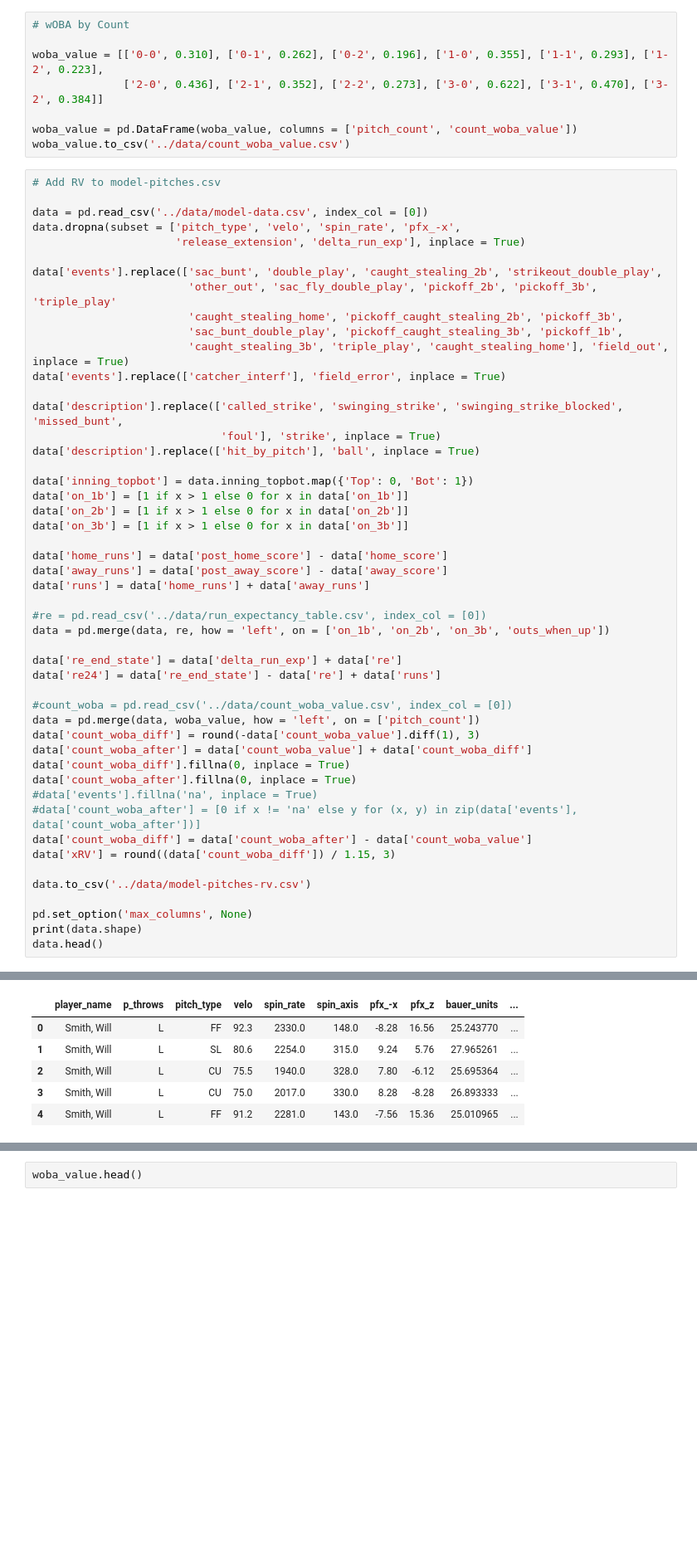
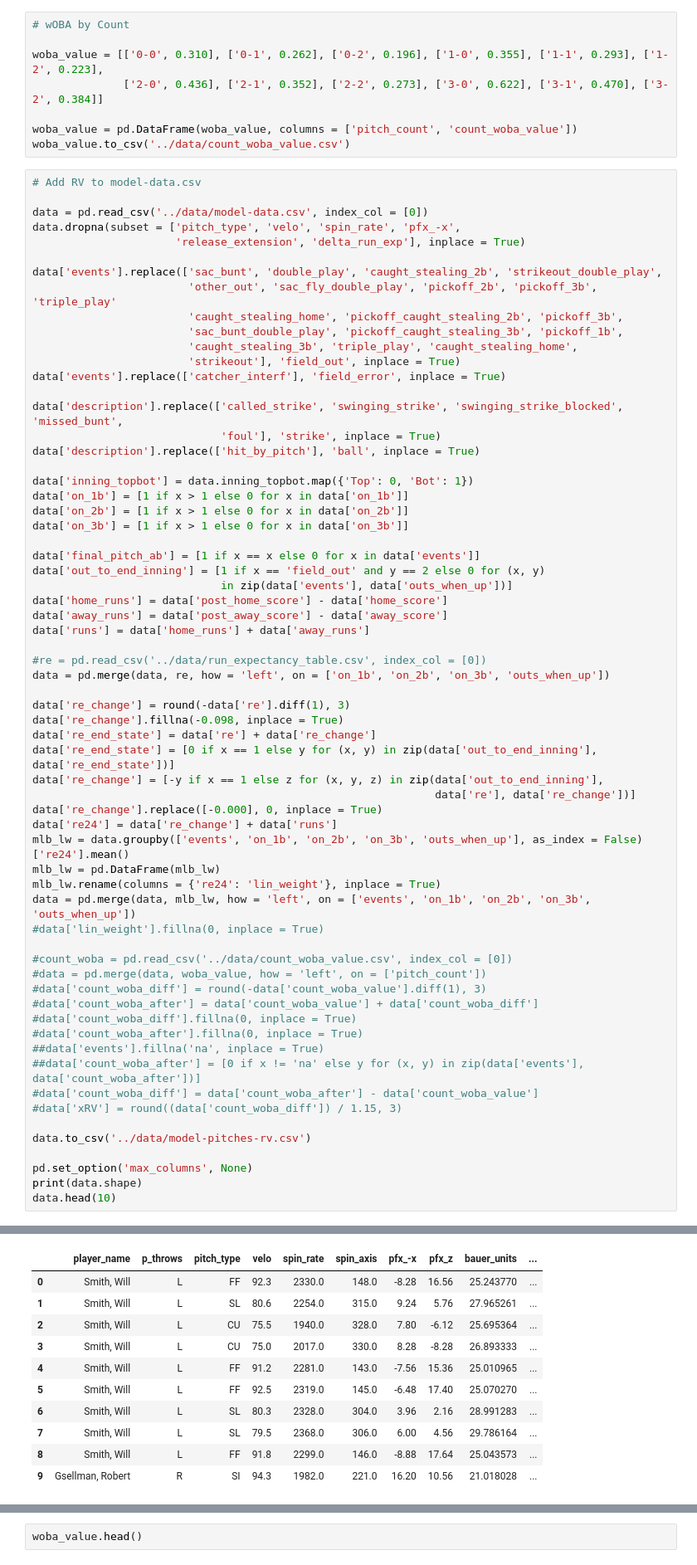
Before and after one commit to anthonyzurke/pitch-model, a Jupyter notebook: notebooks/model-data.ipynb, the cells around one changed output, grey strips where cells are left out. Shown: that part at 83% size. Saved outputs shown, nothing was run; the diff lists cells and outputs as text; blank space fills up the shorter version.

```diff
--- a/notebooks/model-data.ipynb
+++ b/notebooks/model-data.ipynb
@@ -52,7 +52,7 @@ woba_value = [['0-0', 0.310], ['0-1', 0.262], ['0-2', 0.196], ['1-0', 0.355], ['
 woba_value = pd.DataFrame(woba_value, columns = ['pitch_count', 'count_woba_value'])
 woba_value.to_csv('../data/count_woba_value.csv')
 # %%
-# Add RV to model-pitches.csv
+# Add RV to model-data.csv
 
 data = pd.read_csv('../data/model-data.csv', index_col = [0])
 data.dropna(subset = ['pitch_type', 'velo', 'spin_rate', 'pfx_-x',
@@ -62,7 +62,8 @@ data['events'].replace(['sac_bunt', 'double_play', 'caught_stealing_2b', 'strike
                         'other_out', 'sac_fly_double_play', 'pickoff_2b', 'pickoff_3b', 'triple_play'
                         'caught_stealing_home', 'pickoff_caught_stealing_2b', 'pickoff_3b',
                         'sac_bunt_double_play', 'pickoff_caught_stealing_3b', 'pickoff_1b',
-                        'caught_stealing_3b', 'triple_play', 'caught_stealing_home'], 'field_out', inplace = True)
+                        'caught_stealing_3b', 'triple_play', 'caught_stealing_home',
+                        'strikeout'], 'field_out', inplace = True)
 data['events'].replace(['catcher_interf'], 'field_error', inplace = True)
 
 data['description'].replace(['called_strike', 'swinging_strike', 'swinging_strike_blocked', 'missed_bunt',
@@ -70,42 +71,61 @@ data['description'].replace(['called_strike', 'swinging_strike', 'swinging_strik
 data['description'].replace(['hit_by_pitch'], 'ball', inplace = True)
 
 data['inning_topbot'] = data.inning_topbot.map({'Top': 0, 'Bot': 1})
 data['on_1b'] = [1 if x > 1 else 0 for x in data['on_1b']]
 data['on_2b'] = [1 if x > 1 else 0 for x in data['on_2b']]
 data['on_3b'] = [1 if x > 1 else 0 for x in data['on_3b']]
 
+data['final_pitch_ab'] = [1 if x == x else 0 for x in data['events']]
+data['out_to_end_inning'] = [1 if x == 'field_out' and y == 2 else 0 for (x, y)
+                             in zip(data['events'], data['outs_when_up'])]
 data['home_runs'] = data['post_home_score'] - data['home_score']
 data['away_runs'] = data['post_away_score'] - data['away_score']
 data['runs'] = data['home_runs'] + data['away_runs']
 
 #re = pd.read_csv('../data/run_expectancy_table.csv', index_col = [0])
 data = pd.merge(data, re, how = 'left', on = ['on_1b', 'on_2b', 'on_3b', 'outs_when_up'])
 
-data['re_end_state'] = data['delta_run_exp'] + data['re']
-data['re24'] = data['re_end_state'] - data['re'] + data['runs']
+data['re_change'] = round(-data['re'].diff(1), 3)
+data['re_change'].fillna(-0.098, inplace = True)
+data['re_end_state'] = data['re'] + data['re_change']
+data['re_end_state'] = [0 if x == 1 else y for (x, y) in zip(data['out_to_end_inning'], data['re_end_state'])]
+data['re_change'] = [-y if x == 1 else z for (x, y, z) in zip(data['out_to_end_inning'],
+                                                              data['re'], data['re_change'])]
+data['re_change'].replace([-0.000], 0, inplace = True)
+data['re24'] = data['re_change'] + data['runs']
+mlb_lw = data.groupby(['events', 'on_1b', 'on_2b', 'on_3b', 'outs_when_up'], as_index = False)['re24'].mean()
+mlb_lw = pd.DataFrame(mlb_lw)
+mlb_lw.rename(columns = {'re24': 'lin_weight'}, inplace = True)
+data = pd.merge(data, mlb_lw, how = 'left', on = ['events', 'on_1b', 'on_2b', 'on_3b', 'outs_when_up'])
+#data['lin_weight'].fillna(0, inplace = True)
 
 #count_woba = pd.read_csv('../data/count_woba_value.csv', index_col = [0])
-data = pd.merge(data, woba_value, how = 'left', on = ['pitch_count'])
-data['count_woba_diff'] = round(-data['count_woba_value'].diff(1), 3)
-data['count_woba_after'] = data['count_woba_value'] + data['count_woba_diff']
-data['count_woba_diff'].fillna(0, inplace = True)
-data['count_woba_after'].fillna(0, inplace = True)
-#data['events'].fillna('na', inplace = True)
-#data['count_woba_after'] = [0 if x != 'na' else y for (x, y) in zip(data['events'], data['count_woba_after'])]
-data['count_woba_diff'] = data['count_woba_after'] - data['count_woba_value']
-data['xRV'] = round((data['count_woba_diff']) / 1.15, 3)
+#data = pd.merge(data, woba_value, how = 'left', on = ['pitch_count'])
+#data['count_woba_diff'] = round(-data['count_woba_value'].diff(1), 3)
+#data['count_woba_after'] = data['count_woba_value'] + data['count_woba_diff']
+#data['count_woba_diff'].fillna(0, inplace = True)
+#data['count_woba_after'].fillna(0, inplace = True)
+##data['events'].fillna('na', inplace = True)
+##data['count_woba_after'] = [0 if x != 'na' else y for (x, y) in zip(data['events'], data['count_woba_after'])]
+#data['count_woba_diff'] = data['count_woba_after'] - data['count_woba_value']
+#data['xRV'] = round((data['count_woba_diff']) / 1.15, 3)
 
 data.to_csv('../data/model-pitches-rv.csv')
 
 pd.set_option('max_columns', None)
 print(data.shape)
-data.head()
+data.head(10)
 # %% [output]
 (705403, 58)
 See Full Dataframe in Mito
 |  | player_name | p_throws | pitch_type | velo | spin_rate | spin_axis | pfx_-x | pfx_z | bauer_units | ... |
 | 0 | Smith, Will | L | FF | 92.3 | 2330.0 | 148.0 | -8.28 | 16.56 | 25.243770 | ... |
 | 1 | Smith, Will | L | SL | 80.6 | 2254.0 | 315.0 | 9.24 | 5.76 | 27.965261 | ... |
 | 2 | Smith, Will | L | CU | 75.5 | 1940.0 | 328.0 | 7.80 | -6.12 | 25.695364 | ... |
 | 3 | Smith, Will | L | CU | 75.0 | 2017.0 | 330.0 | 8.28 | -8.28 | 26.893333 | ... |
 | 4 | Smith, Will | L | FF | 91.2 | 2281.0 | 143.0 | -7.56 | 15.36 | 25.010965 | ... |
+| 5 | Smith, Will | L | FF | 92.5 | 2319.0 | 145.0 | -6.48 | 17.40 | 25.070270 | ... |
+| 6 | Smith, Will | L | SL | 80.3 | 2328.0 | 304.0 | 3.96 | 2.16 | 28.991283 | ... |
+| 7 | Smith, Will | L | SL | 79.5 | 2368.0 | 306.0 | 6.00 | 4.56 | 29.786164 | ... |
+| 8 | Smith, Will | L | FF | 91.8 | 2299.0 | 146.0 | -8.88 | 17.64 | 25.043573 | ... |
+| 9 | Gsellman, Robert | R | SI | 94.3 | 1982.0 | 221.0 | 16.20 | 10.56 | 21.018028 | ... |
```
Also changed, not shown: parts of 5 cells of this notebook, 3 other files.
